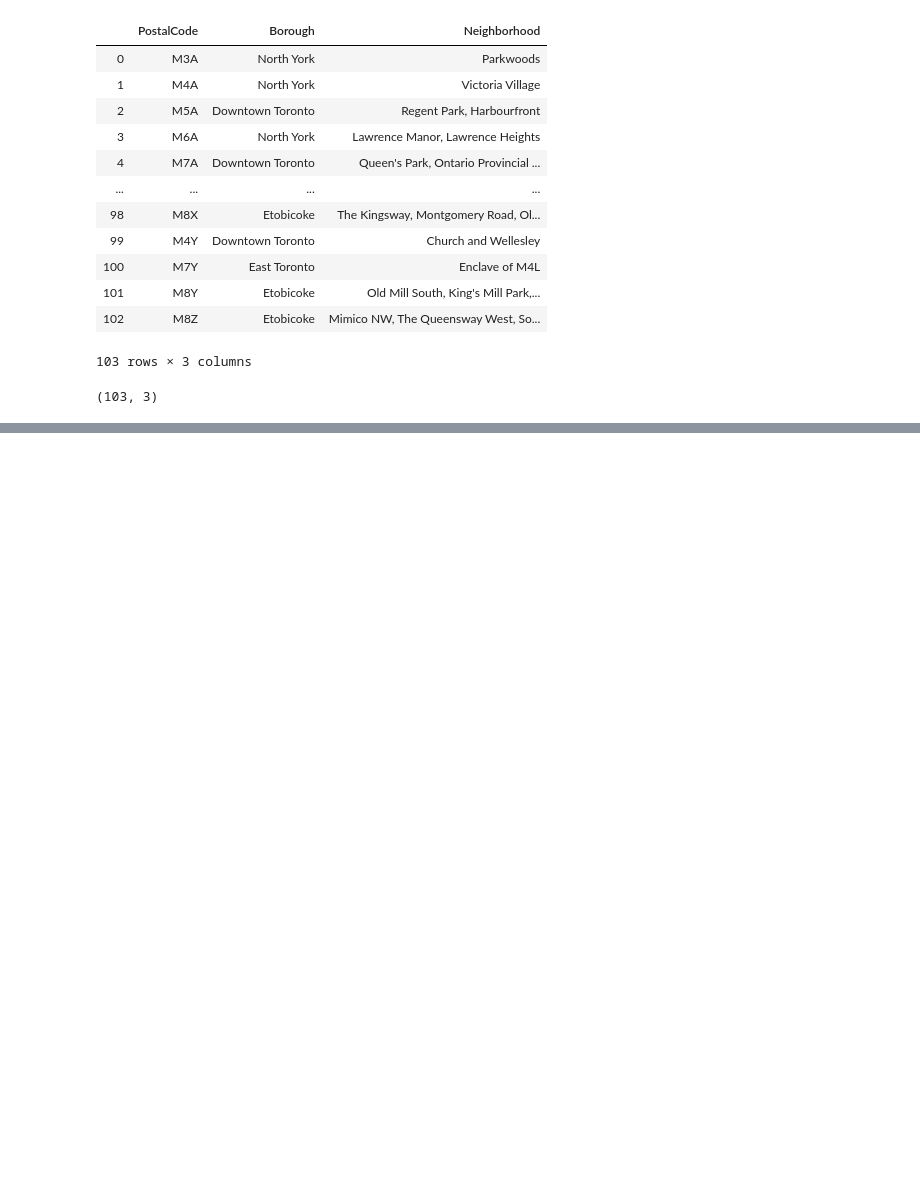
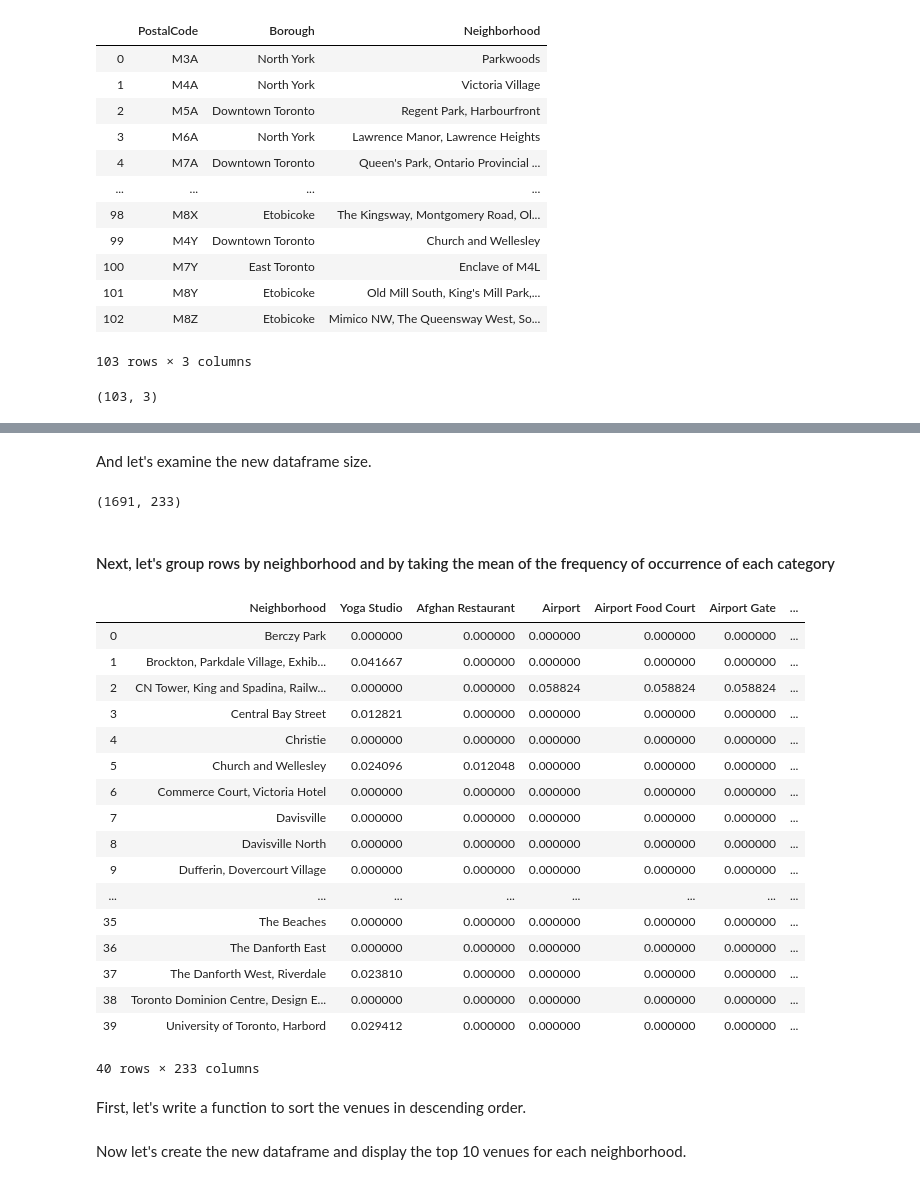
Before and after one commit to SancakOzdemir/PythonDataScienceAI, a Jupyter notebook: PostalCodesofCanada.ipynb, the cells around one changed output, grey strips where cells are left out. Drawn from its saved outputs; the diff is of its cells as text; code cells hidden in the pictures; blank space fills up the shorter version.

```diff
--- a/PostalCodesofCanada.ipynb
+++ b/PostalCodesofCanada.ipynb
@@ -59,0 +256,3 @@ df.shape
+# %%
+results = requests.get(url).json()
+results
@@ -59,0 +293,16 @@ df.shape
+# %%
+venues = results['response']['groups'][0]['items']
+
+nearby_venues = json_normalize(venues) # flatten JSON
+
+# filter columns
+filtered_columns = ['venue.name', 'venue.categories', 'venue.location.lat', 'venue.location.lng']
+nearby_venues =nearby_venues.loc[:, filtered_columns]
+
+# filter the category for each row
+nearby_venues['venue.categories'] = nearby_venues.apply(get_category_type, axis=1)
+
+# clean columns
+nearby_venues.columns = [col.split(".")[-1] for col in nearby_venues.columns]
+
+nearby_venues.head()
@@ -59,0 +366,5 @@ df.shape
+# %%
+toronto_venues = getNearbyVenues(names=toronto_data['Neighborhood'],
+                                   latitudes=toronto_data['Latitude'],
+                                   longitudes=toronto_data['Longitude']
+                                  )
@@ -59,0 +431,12 @@ df.shape
+# %%
+# one hot encoding
+toronto_onehot = pd.get_dummies(toronto_venues[['Venue Category']], prefix="", prefix_sep="")
+
+# add neighborhood column back to dataframe
+toronto_onehot['Neighborhood'] = toronto_venues['Neighborhood']
+
+# move neighborhood column to the first column
+fixed_columns = [toronto_onehot.columns[-1]] + list(toronto_onehot.columns[:-1])
+toronto_onehot = toronto_onehot[fixed_columns]
+
+toronto_onehot.head()
@@ -59,0 +451,32 @@ df.shape
+# %% [markdown]
+And let's examine the new dataframe size.
+# %%
+toronto_onehot.shape
+# %% [output]
+(1691, 233)
+# %% [markdown]
+#### Next, let's group rows by neighborhood and by taking the mean of the frequency of occurrence of each category
+# %%
+toronto_grouped = toronto_onehot.groupby('Neighborhood').mean().reset_index()
+toronto_grouped
+# %% [output]
+|  | Neighborhood | Yoga Studio | Afghan Restaurant | Airport | Airport Food Court | Airport Gate | ... |
+| 0 | Berczy Park | 0.000000 | 0.000000 | 0.000000 | 0.000000 | 0.000000 | ... |
+| 1 | Brockton, Parkdale Village, Exhib... | 0.041667 | 0.000000 | 0.000000 | 0.000000 | 0.000000 | ... |
+| 2 | CN Tower, King and Spadina, Railw... | 0.000000 | 0.000000 | 0.058824 | 0.058824 | 0.058824 | ... |
+| 3 | Central Bay Street | 0.012821 | 0.000000 | 0.000000 | 0.000000 | 0.000000 | ... |
+| 4 | Christie | 0.000000 | 0.000000 | 0.000000 | 0.000000 | 0.000000 | ... |
+| 5 | Church and Wellesley | 0.024096 | 0.012048 | 0.000000 | 0.000000 | 0.000000 | ... |
+| 6 | Commerce Court, Victoria Hotel | 0.000000 | 0.000000 | 0.000000 | 0.000000 | 0.000000 | ... |
+| 7 | Davisville | 0.000000 | 0.000000 | 0.000000 | 0.000000 | 0.000000 | ... |
+| 8 | Davisville North | 0.000000 | 0.000000 | 0.000000 | 0.000000 | 0.000000 | ... |
+| 9 | Dufferin, Dovercourt Village | 0.000000 | 0.000000 | 0.000000 | 0.000000 | 0.000000 | ... |
+| ... | ... | ... | ... | ... | ... | ... | ... |
+| 35 | The Beaches | 0.000000 | 0.000000 | 0.000000 | 0.000000 | 0.000000 | ... |
+| 36 | The Danforth East | 0.000000 | 0.000000 | 0.000000 | 0.000000 | 0.000000 | ... |
+| 37 | The Danforth West, Riverdale | 0.023810 | 0.000000 | 0.000000 | 0.000000 | 0.000000 | ... |
+| 38 | Toronto Dominion Centre, Design E... | 0.000000 | 0.000000 | 0.000000 | 0.000000 | 0.000000 | ... |
+| 39 | University of Toronto, Harbord | 0.029412 | 0.000000 | 0.000000 | 0.000000 | 0.000000 | ... |
+40 rows × 233 columns
+# %% [markdown]
+First, let's write a function to sort the venues in descending order.
@@ -59,0 +489,2 @@ df.shape
+# %% [markdown]
+Now let's create the new dataframe and display the top 10 venues for each neighborhood.
```
Also changed, not shown: parts of 67 cells of this notebook.
